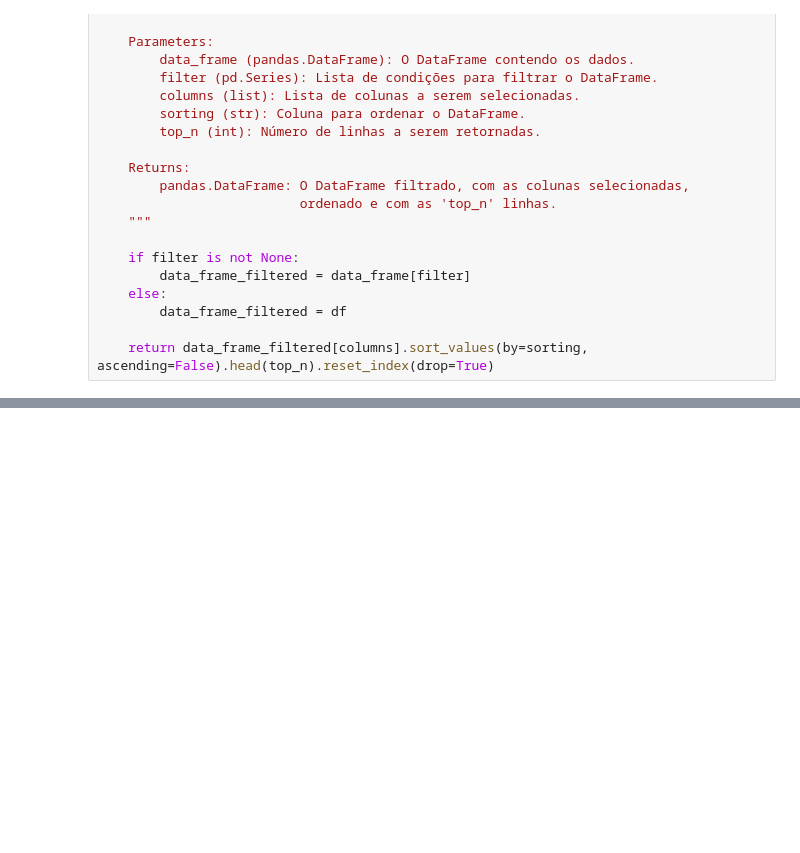
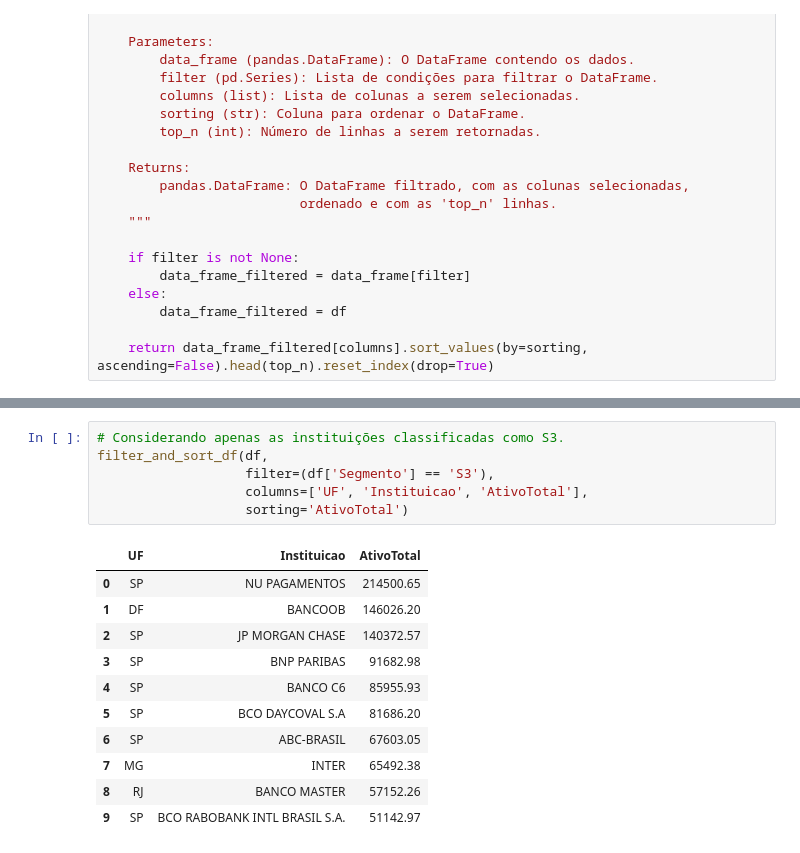
Before and after one commit to alexcamargos/bacen-ifdata-scraper, a Jupyter notebook: data_analytics/summary_prudential_conglomerates.ipynb, the cells around one changed output, grey strips where cells are left out. Cells and saved outputs as stored; diff of their text form; blank space fills up the shorter version.

```diff
--- a/data_analytics/summary_prudential_conglomerates.ipynb
+++ b/data_analytics/summary_prudential_conglomerates.ipynb
@@ -1080,0 +620,18 @@ A análise da correlação entre o ativo total e o lucro líquido das instituiç
+# %%
+# Considerando apenas as instituições classificadas como S3.
+filter_and_sort_df(df,
+                   filter=(df['Segmento'] == 'S3'),
+                   columns=['UF', 'Instituicao', 'AtivoTotal'],
+                   sorting='AtivoTotal')
+# %% [output]
+|  | UF | Instituicao | AtivoTotal |
+| 0 | SP | NU PAGAMENTOS | 214500.65 |
+| 1 | DF | BANCOOB | 146026.20 |
+| 2 | SP | JP MORGAN CHASE | 140372.57 |
+| 3 | SP | BNP PARIBAS | 91682.98 |
+| 4 | SP | BANCO C6 | 85955.93 |
+| 5 | SP | BCO DAYCOVAL S.A | 81686.20 |
+| 6 | SP | ABC-BRASIL | 67603.05 |
+| 7 | MG | INTER | 65492.38 |
+| 8 | RJ | BANCO MASTER | 57152.26 |
+| 9 | SP | BCO RABOBANK INTL BRASIL S.A. | 51142.97 |
```
Also changed, not shown: parts of 48 cells of this notebook.
